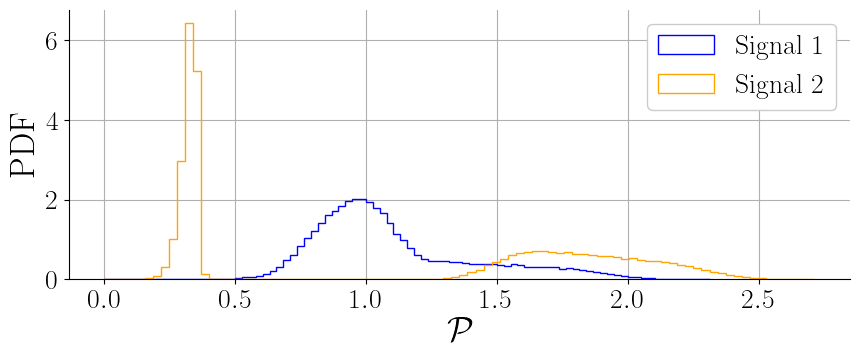
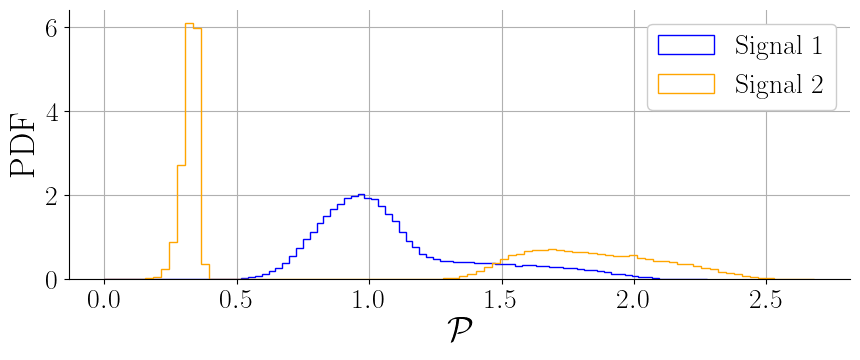
Code edit (unified diff) that turned the first committed figure into the second:
--- before
+++ after
@@ -8,2 +8,5 @@
 plt.xlabel(r'$\mathcal{P}$',fontsize=25)
 plt.ylabel(r'$\mathrm{PDF}$',fontsize=25)
+plt.tight_layout()
+plt.savefig('./Plots/Prominence_PDF.pdf',dpi=125.)
+plt.show()

Commit: Updated notebook